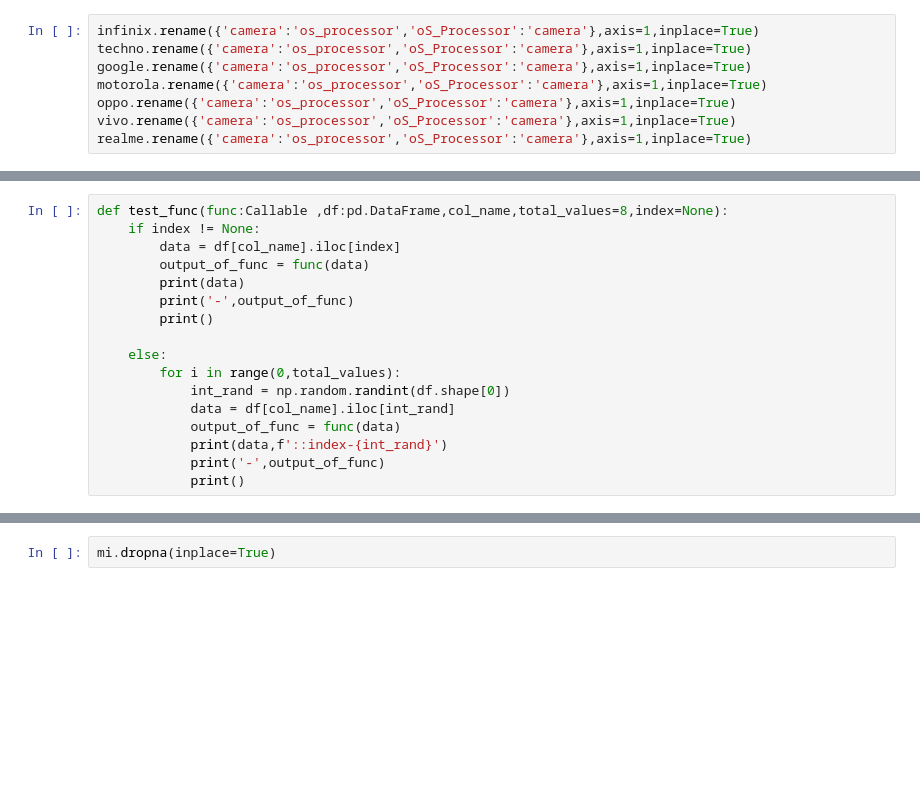
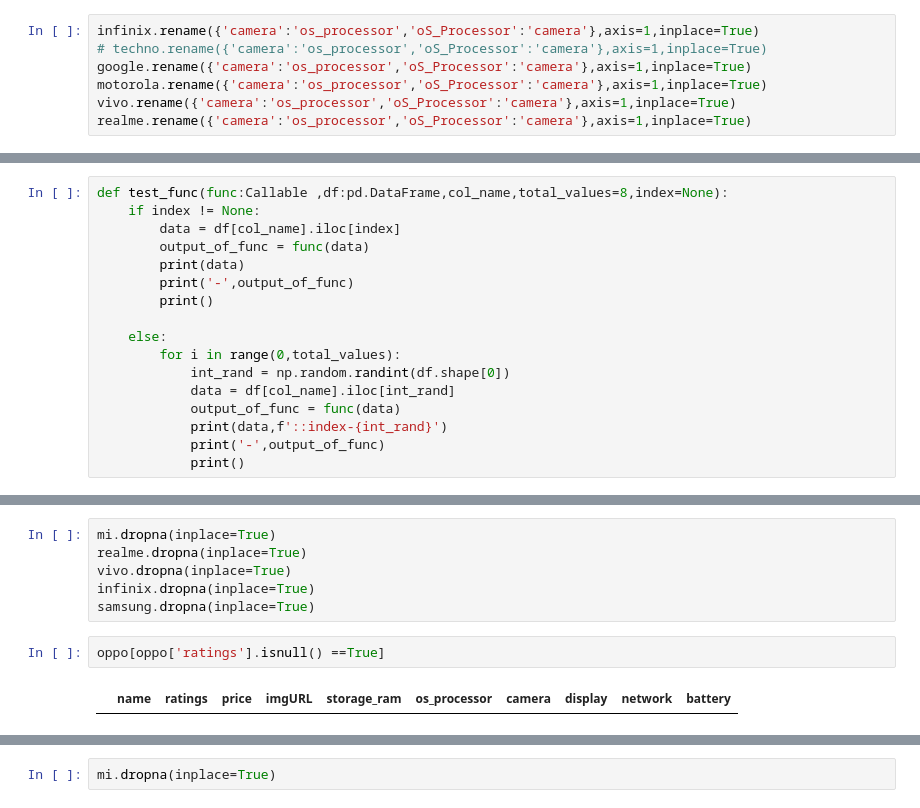
Before and after one commit to GyanPrakashkushwaha/MobileRecommenderSystem, a Jupyter notebook: notebook/model_training/DataForWord2Vec/build_logic.ipynb, the cells around one changed output, grey strips where cells are left out. Saved outputs shown, nothing was run; the diff lists cells and outputs as text; blank space fills up the shorter version.

```diff
--- a/notebook/model_training/DataForWord2Vec/build_logic.ipynb
+++ b/notebook/model_training/DataForWord2Vec/build_logic.ipynb
@@ -27,10 +27,9 @@ techno = pd.read_csv(filepath_or_buffer=r'data\raw_data\techno_mobile_data.csv',
 infinix = pd.read_csv(filepath_or_buffer=r'data\raw_data\infinix_mobile_data.csv',   index_col=False)
 # %%
 infinix.rename({'camera':'os_processor','oS_Processor':'camera'},axis=1,inplace=True)
-techno.rename({'camera':'os_processor','oS_Processor':'camera'},axis=1,inplace=True)
+# techno.rename({'camera':'os_processor','oS_Processor':'camera'},axis=1,inplace=True)
 google.rename({'camera':'os_processor','oS_Processor':'camera'},axis=1,inplace=True)
 motorola.rename({'camera':'os_processor','oS_Processor':'camera'},axis=1,inplace=True)
-oppo.rename({'camera':'os_processor','oS_Processor':'camera'},axis=1,inplace=True)
 vivo.rename({'camera':'os_processor','oS_Processor':'camera'},axis=1,inplace=True)
 realme.rename({'camera':'os_processor','oS_Processor':'camera'},axis=1,inplace=True)
 # %%
@@ -59,0 +92,10 @@ def test_func(func:Callable ,df:pd.DataFrame,col_name,total_values=8,index=None)
+# %%
+mi.dropna(inplace=True)
+realme.dropna(inplace=True)
+vivo.dropna(inplace=True)
+infinix.dropna(inplace=True)
+samsung.dropna(inplace=True)
+# %%
+oppo[oppo['ratings'].isnull() ==True]
+# %% [output]
+|  | name | ratings | price | imgURL | storage_ram | os_processor | camera | display | network | battery |
```
Also changed, not shown: parts of 54 cells of this notebook, 3 other files.
